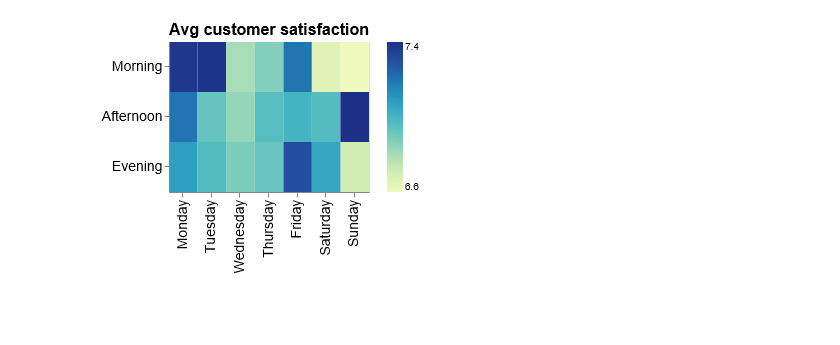
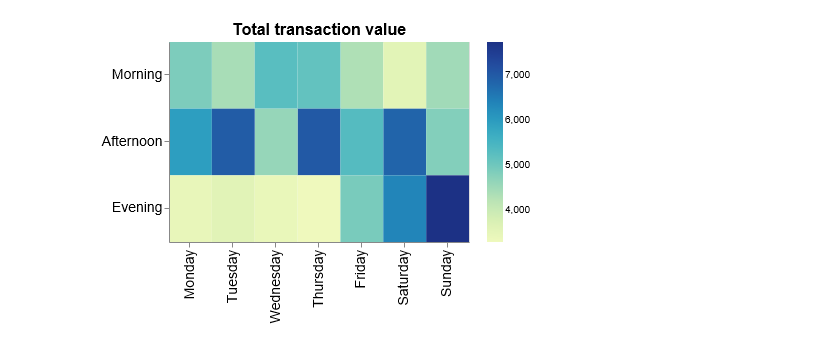
Before and after one commit to reikookamoto/DSCI_532_group-106_supermarket, a Jupyter notebook: src/analysis_draft.ipynb, the cells around one changed output. Saved outputs shown, nothing was run; the diff lists cells and outputs as text; code cells hidden in the pictures; blank space fills up the shorter version.

Commit message:
Wrangled data

```diff
--- a/src/analysis_draft.ipynb
+++ b/src/analysis_draft.ipynb
@@ -150,4 +19,41 @@ plot_3
-# %%
-plot_4
-# %% [output]
-[figure, removed]
+# %%
+# Assign transactions between 09:00-12:59 as 'Morning'
+morning = df.set_index('Date_time').between_time('09:00', '12:59')
+morning['Time_of_day'] = 'Morning'
+
+# Assign transactions between 13:00-16:59 as 'Afternoon'
+afternoon = df.set_index('Date_time').between_time('13:00', '16:59')
+afternoon['Time_of_day'] = 'Afternoon'
+
+# Assign transactions between 17:00-20:59 as 'Evening'
+evening = df.set_index('Date_time').between_time('17:00', '20:59')
+evening['Time_of_day'] = 'Evening'
+
+new_df = pd.concat([morning, afternoon, evening])
+
+# Subset data by city/branch
+new_df_a = new_df.query("Branch == 'A'")
+new_df_b = new_df.query("Branch == 'B'")
+new_df_c = new_df.query("Branch == 'C'")
+# %%
+# Plot total transaction (pr-efiltered by store A for example)
+
+days = ['Monday', 'Tuesday', 'Wednesday', 'Thursday', 'Friday', 'Saturday', 'Sunday']
+times = ['Morning', 'Afternoon', 'Evening']
+
+plot_1 = (alt
+ .Chart(new_df_a)
+ .mark_rect()
+ .encode(
+     alt.X('Day_of_week:N', title=None, sort=days),
+     alt.Y('Time_of_day:N', title=None, sort=times),
+     alt.Color('sum(Total):Q', title=None),
+     tooltip='sum(Total):Q')
+ .configure_axis(labelFontSize=14, titleFontSize=14)
+ .configure_title(fontSize=16)
+ .properties(width=300, height=200, title='Total transaction value')
+)
+
+plot_1
+# %% [output]
+[figure, added]
```
Also changed, not shown: parts of 16 cells of this notebook.
